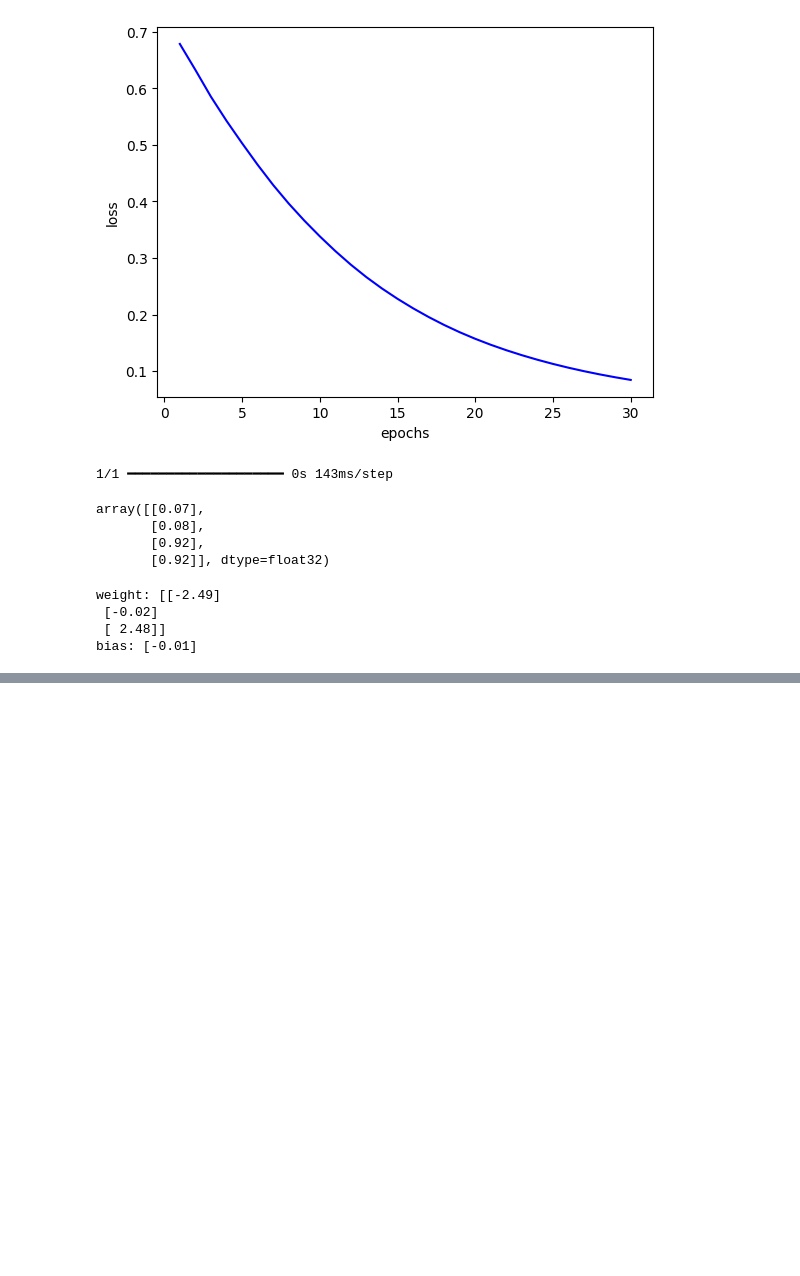
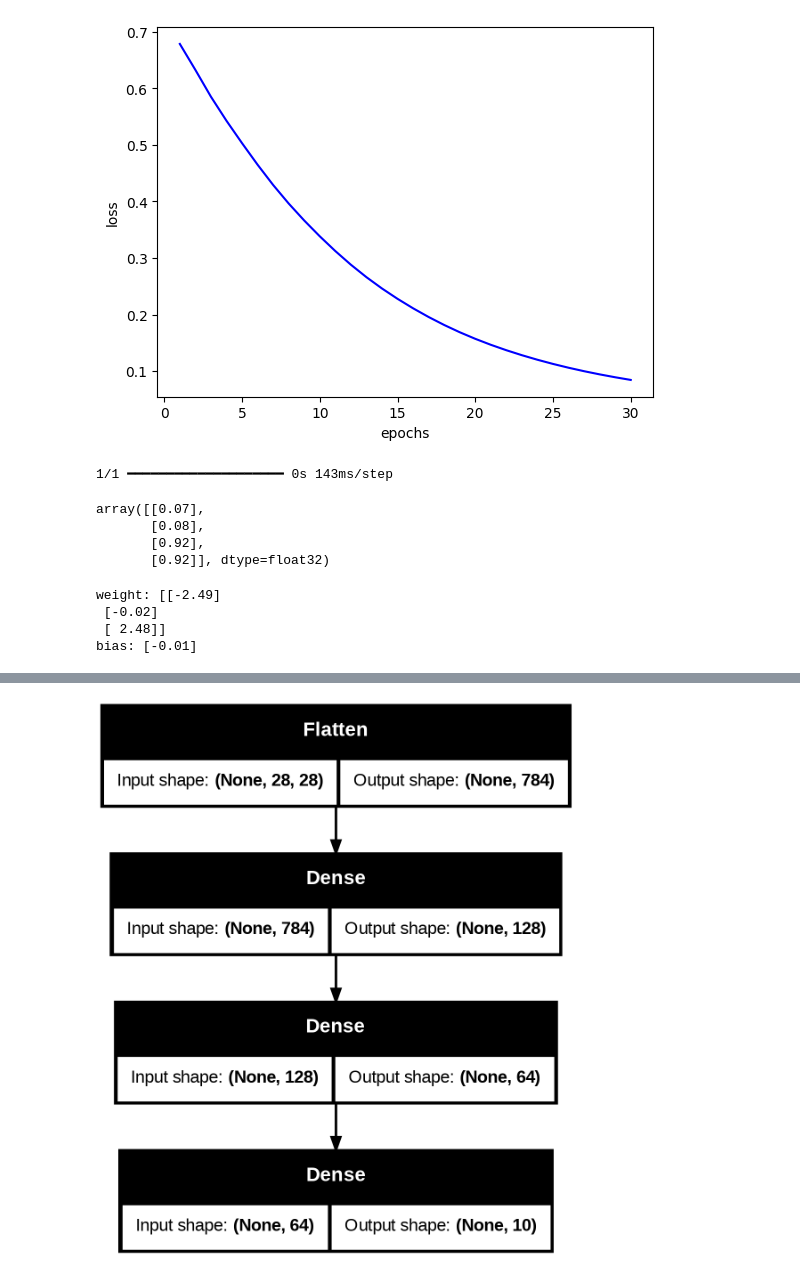
Before and after one commit to won-hj/deep-learning, a Jupyter notebook: 신경망을_활용한_딥러닝_실습.ipynb, the cells around one changed output, grey strips where cells are left out. Cells and saved outputs as stored; diff of their text form; code cells hidden in the pictures; blank space fills up the shorter version.

```diff
--- a/신경망을_활용한_딥러닝_실습.ipynb
+++ b/신경망을_활용한_딥러닝_실습.ipynb
@@ -792,0 +943,11 @@ bias: [-0.01]
+# %%
+model = Sequential([
+    Input(shape=(28,28)), #28*28=784
+    Flatten(),
+    Dense(128, kernel_initializer=RandomNormal(seed=77),
+          activation='relu', name='hidden_layer1'),
+    Dense(64, kernel_initializer=RandomNormal(seed=77),
+          activation='relu', name='hidden_layer2'),
+    Dense(10, kernel_initializer=RandomNormal(seed=77),
+          activation='softmax', name='output_layer')
+])
@@ -792,0 +972,4 @@ bias: [-0.01]
+# %%
+tf.keras.utils.plot_model(model, show_shapes=True)
+# %% [output]
+[figure, added]
```
Also changed, not shown: parts of 48 cells of this notebook.
